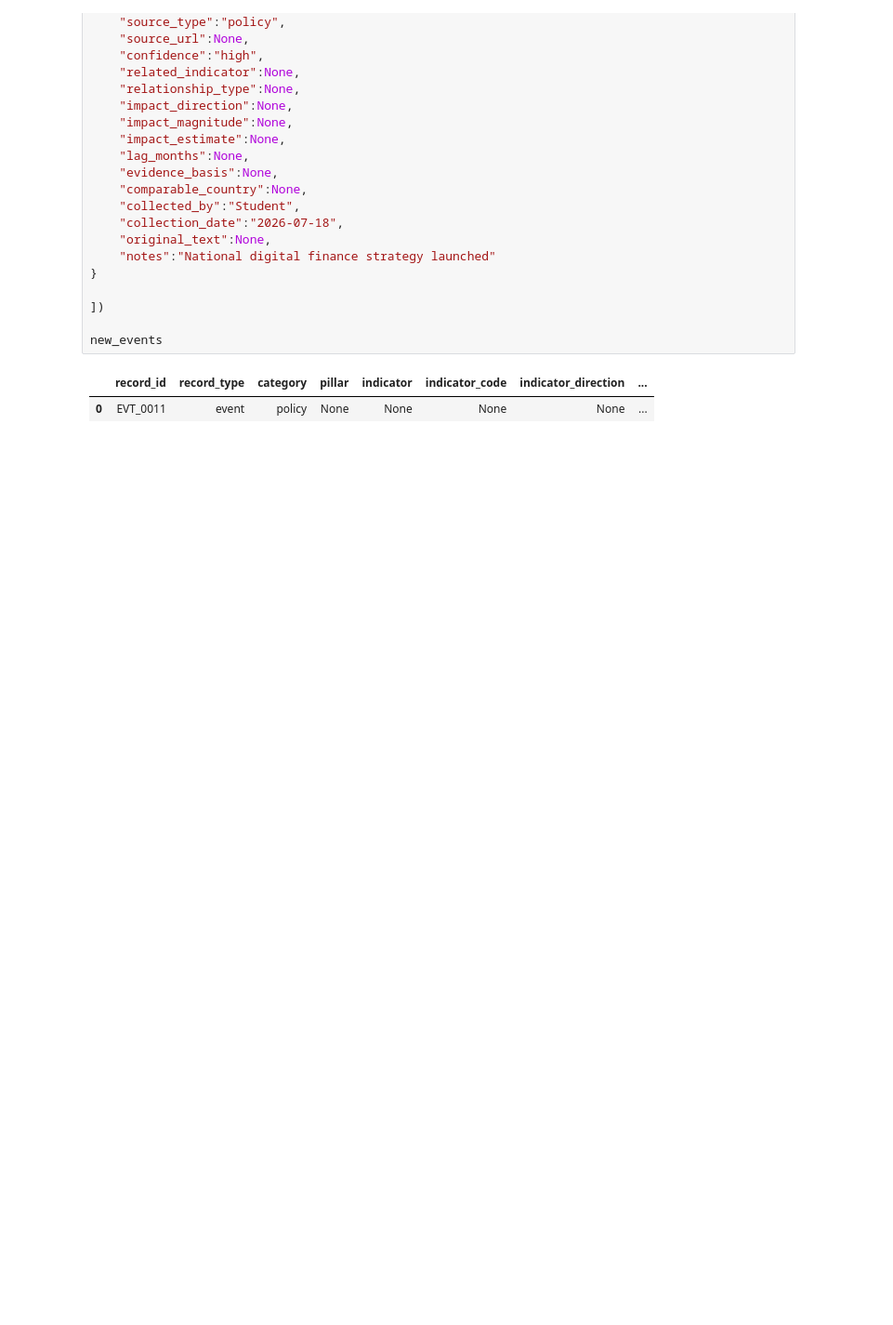
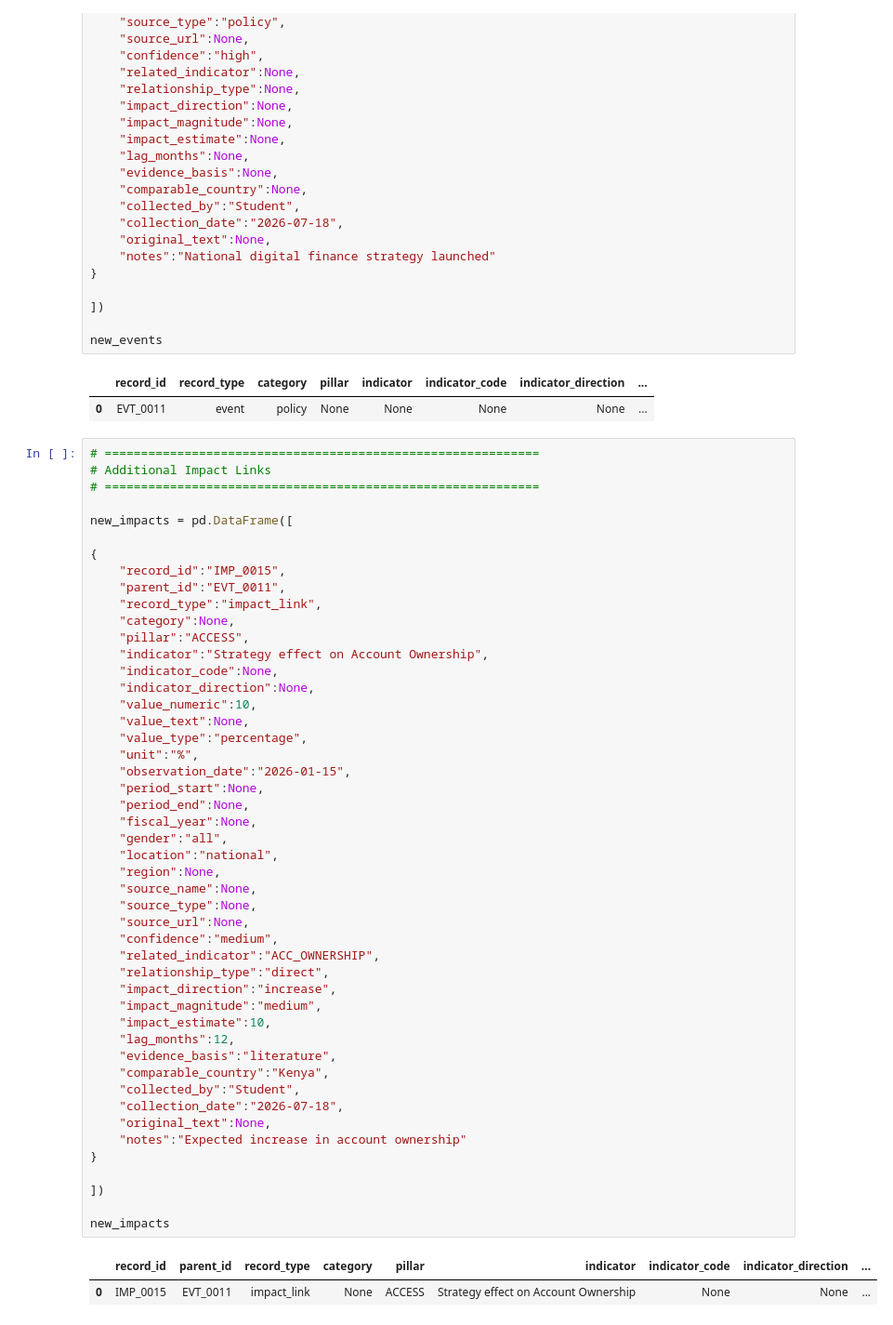
Before and after one commit to Lalisecf/ethiopia-fi-forecast-week11, a Jupyter notebook: notebooks/task1_data_exploration.ipynb, the cells around one changed output. Shown at 93% size. Saved outputs shown, nothing was run; the diff lists cells and outputs as text; blank space fills up the shorter version.

Commit message:
Add impact links for enriched events

```diff
--- a/notebooks/task1_data_exploration.ipynb
+++ b/notebooks/task1_data_exploration.ipynb
@@ -759,3 +759,54 @@ new_events
 # %% [output]
 |  | record_id | record_type | category | pillar | indicator | indicator_code | indicator_direction | ... |
 | 0 | EVT_0011 | event | policy | None | None | None | None | ... |
+# %%
+# ============================================================
+# Additional Impact Links
+# ============================================================
+
+new_impacts = pd.DataFrame([
+
+{
+    "record_id":"IMP_0015",
+    "parent_id":"EVT_0011",
+    "record_type":"impact_link",
+    "category":None,
+    "pillar":"ACCESS",
+    "indicator":"Strategy effect on Account Ownership",
+    "indicator_code":None,
+    "indicator_direction":None,
+    "value_numeric":10,
+    "value_text":None,
+    "value_type":"percentage",
+    "unit":"%",
+    "observation_date":"2026-01-15",
+    "period_start":None,
+    "period_end":None,
+    "fiscal_year":None,
+    "gender":"all",
+    "location":"national",
+    "region":None,
+    "source_name":None,
+    "source_type":None,
+    "source_url":None,
+    "confidence":"medium",
+    "related_indicator":"ACC_OWNERSHIP",
+    "relationship_type":"direct",
+    "impact_direction":"increase",
+    "impact_magnitude":"medium",
+    "impact_estimate":10,
+    "lag_months":12,
+    "evidence_basis":"literature",
+    "comparable_country":"Kenya",
+    "collected_by":"Student",
+    "collection_date":"2026-07-18",
+    "original_text":None,
+    "notes":"Expected increase in account ownership"
+}
+
+])
+
+new_impacts
+# %% [output]
+|  | record_id | parent_id | record_type | category | pillar | indicator | indicator_code | indicator_direction | ... |
+| 0 | IMP_0015 | EVT_0011 | impact_link | None | ACCESS | Strategy effect on Account Ownership | None | None | ... |
```
